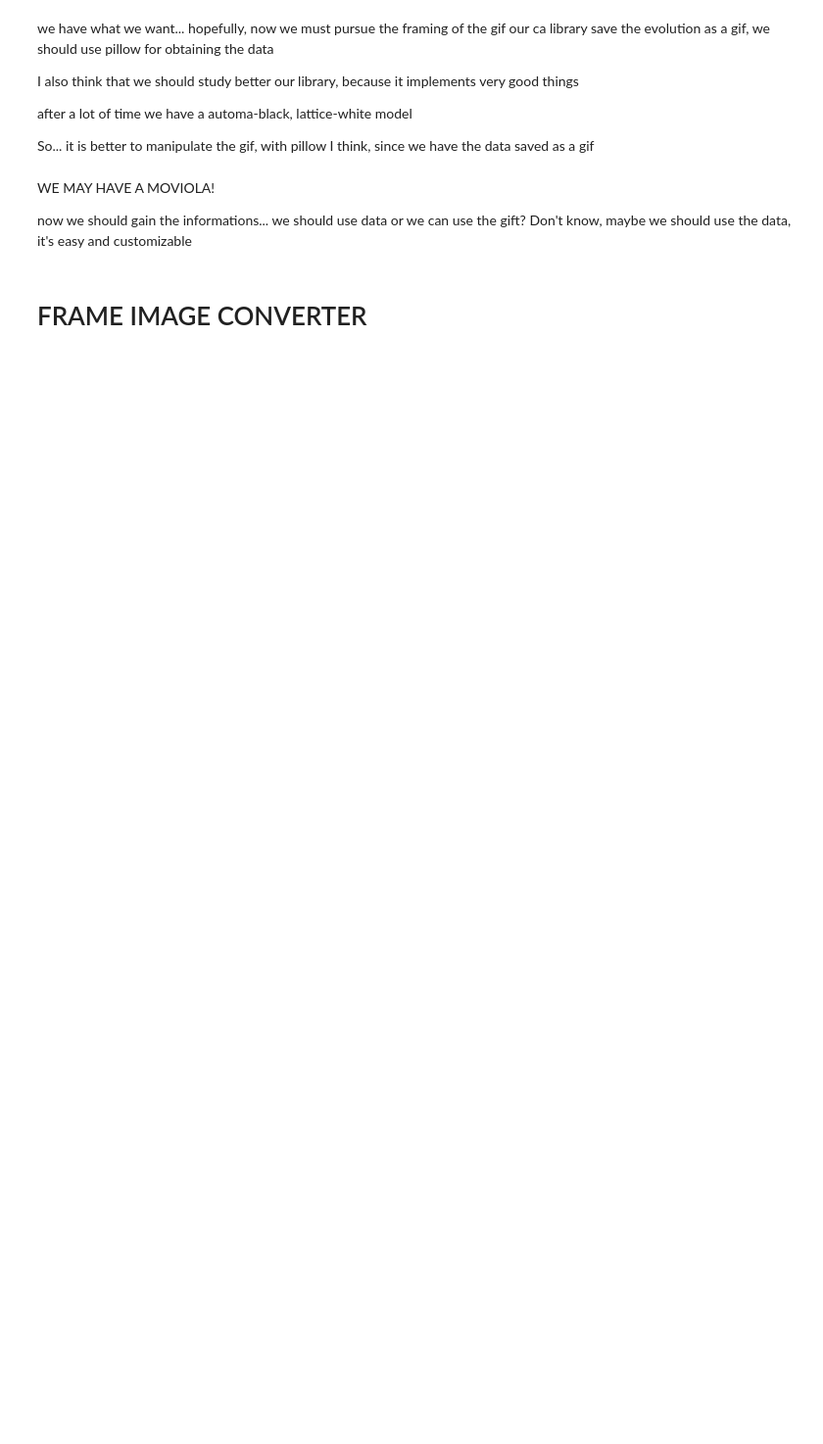
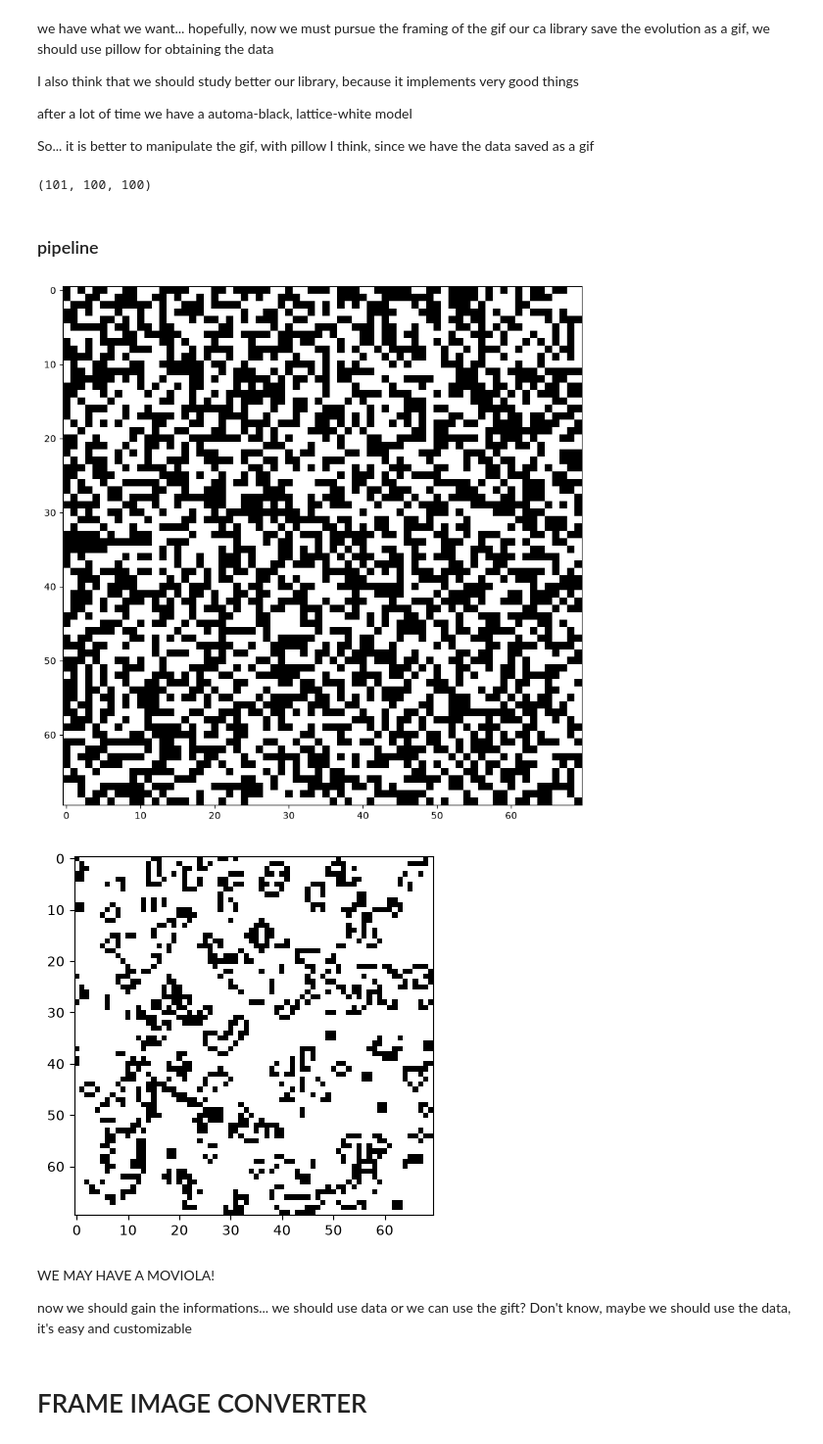
Before and after one commit to nicksonPeanuts/bthesis, a Jupyter notebook: src/model.ipynb, the cells around one changed output. Shown at 98% size. Saved outputs shown, nothing was run; the diff lists cells and outputs as text; code cells hidden in the pictures; blank space fills up the shorter version.

Commit message:
generalizzato modello

```diff
--- a/src/model.ipynb
+++ b/src/model.ipynb
@@ -38,3 +37,8 @@ data = np.load("data/gof_test.npy")
 
 # slicing dei dati dell'automa, abbiamo un tensore 3 dimensionale
 # frame, riga, colonna
+print(data.shape)
+# %% [output]
+(101, 100, 100)
+# %% [markdown]
+### pipeline
@@ -41,3 +75,22 @@ data = np.load("data/gof_test.npy")
+# %%
+# PARAMETERS
+
+model = "gof"
+generations = 20
+width = 70
+height = 70
+save_image = True
+save_video = True
+save_data = True
+path = 'data_moore/gof'
+
+# CHECK IF THE RULE CHANGER WORKS
+rule = 'Moore'
+# %%
+run_CA(model, generations, width, height, save_image, save_video, save_data, path, rule)
+# %% [output]
+[figure, added]
+[figure, added]
 # %% [markdown]
 WE MAY HAVE A MOVIOLA!
 
```
Also changed, not shown: parts of 7 cells of this notebook, 27 other files.
